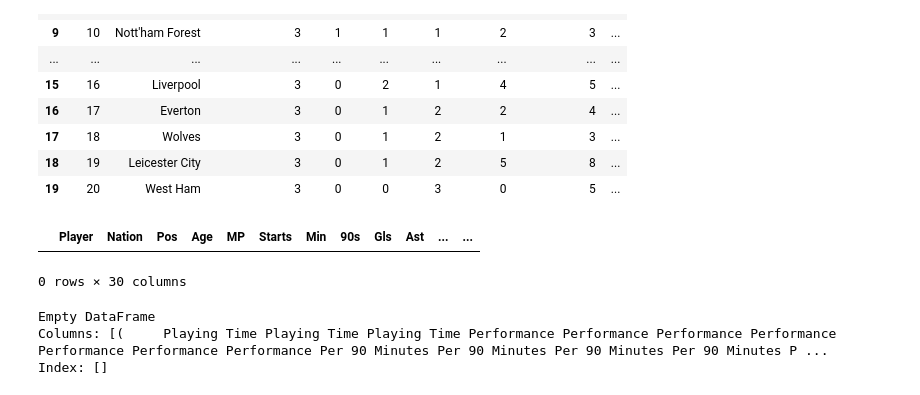
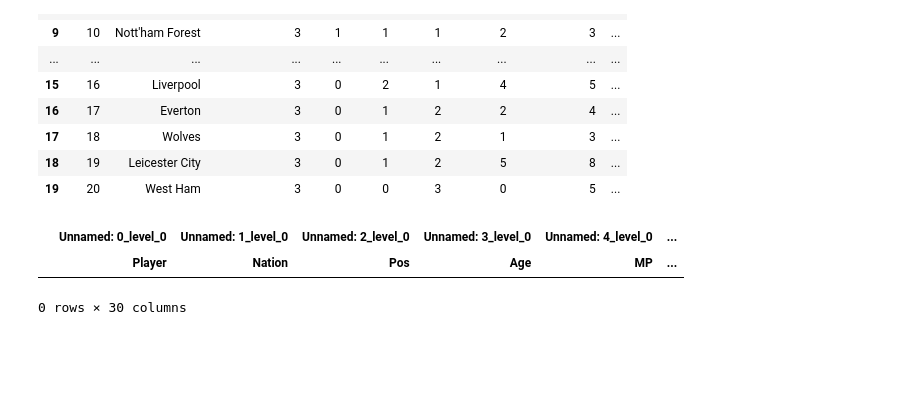
Before and after one commit to jambakukuking/Football-Statistics, a Jupyter notebook: Football.ipynb, the cells around one changed output. Drawn from its saved outputs; the diff is of its cells as text; code cells hidden in the pictures; blank space fills up the shorter version.

```diff
--- a/Football.ipynb
+++ b/Football.ipynb
@@ -122,43 +122,38 @@ headers.insert(15, 'Per 90 Minutes')
 headers.insert(15, 'Per 90 Minutes')
 headers.insert(15, 'Per 90 Minutes')
 headers.insert(15, 'Per 90 Minutes')
 headers.insert(20, 'Expected')
 headers.insert(20, 'Expected')
 headers.insert(20, 'Expected')
 headers.insert(24, 'Per 90 Minutes')
 headers.insert(24, 'Per 90 Minutes')
 headers.insert(24, 'Per 90 Minutes')
 headers.insert(24, 'Per 90 Minutes')
 headers.insert(24, 'Per 90 Minutes')
 
 df = pd.DataFrame(columns = headers)
 df
 
 
 
 headers2 = []
 
 for i in range(30):
     y = x.find_all('th', class_ = ['poptip left', 'poptip center', 'poptip center group_start', 'poptip hide_non_quals center group_start', 'poptip hide_non_quals center'])[i]
     headers2.append(y.text)  # This shows full text
 
 
 # ## Insert empty header to the first column
 # headers.insert(0, '')
 
 headers_m = (headers, headers2)
 
-df2 = pd.DataFrame(columns = headers2)
-df2
+## Save array as csv then turn csv into dataframe
+np.savetxt('myfile.csv', headers_m, fmt='%s', delimiter=',')
+
+df = pd.read_csv(('myfile.csv'), header=[0,1])
+df.head()
 # %% [output]
-|  | Player | Nation | Pos | Age | MP | Starts | Min | 90s | Gls | Ast | ... | ... |
+|  | Unnamed: 0_level_0 | Unnamed: 1_level_0 | Unnamed: 2_level_0 | Unnamed: 3_level_0 | Unnamed: 4_level_0 | ... |
+|  | Player | Nation | Pos | Age | MP | ... |
 0 rows × 30 columns
-# %%
-np.savetxt('myfile.csv', headers_m, fmt='%s')
-
-df = pd.read_csv(('myfile.csv'), header=[0,1])
-print (df)
-# %% [output]
-Empty DataFrame
-Columns: [(     Playing Time Playing Time Playing Time Performance Performance Performance Performance Performance Performance Performance Per 90 Minutes Per 90 Minutes Per 90 Minutes Per 90 Minutes P ...
-Index: []
```
Also changed, not shown: parts of 1 cell of this notebook.
